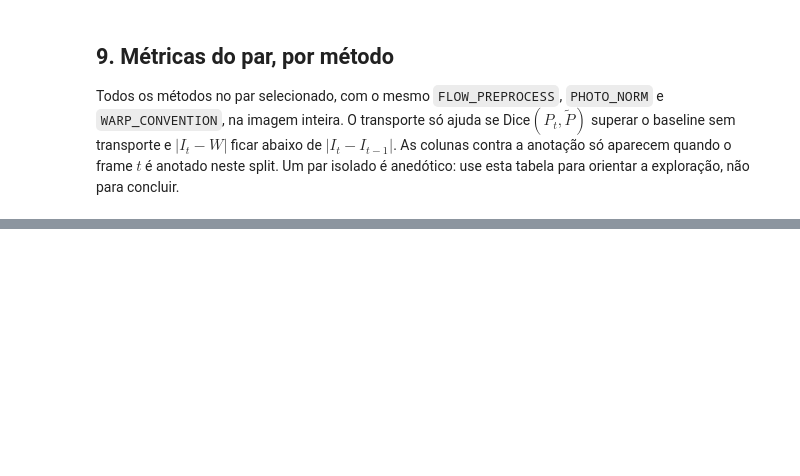
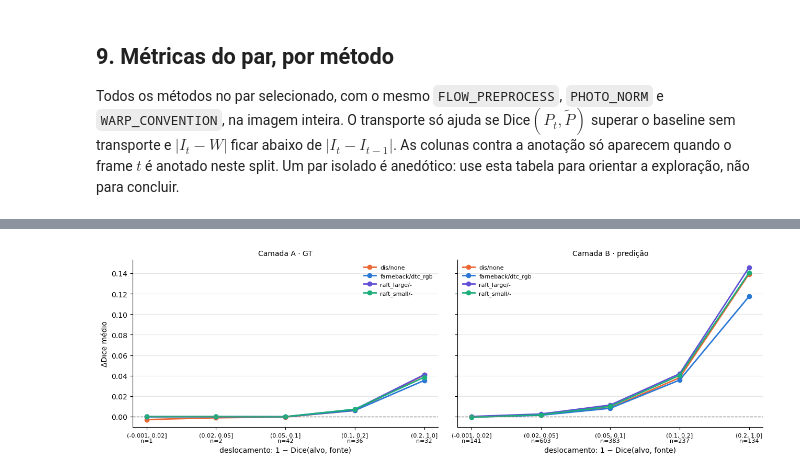
Before and after one commit to caioseda/vfss-seg-benchmark, a Jupyter notebook: notebooks/hyphotesis_testing/experiment_optical_flow_mask_transport.ipynb, the cells around one changed output, grey strips where cells are left out. Drawn from its saved outputs; the diff is of its cells as text; code cells hidden in the pictures; blank space fills up the shorter version.

```diff
--- a/notebooks/hyphotesis_testing/experiment_optical_flow_mask_transport.ipynb
+++ b/notebooks/hyphotesis_testing/experiment_optical_flow_mask_transport.ipynb
@@ -782,0 +1144,30 @@ display(pd.DataFrame(rows).T.round(4))
+# %%
+DISP_BINS = [0, 0.02, 0.05, 0.1, 0.2, 1.0]
+METHOD_COLORS = {"farneback": "#2a78d6", "dis": "#eb6834", "raft_small": "#1baf7a", "raft_large": "#6250d6"}
+
+best_by_method = (EVAL[EVAL.sampled & (EVAL.method != "identity")]
+                  .groupby(["method", "config"]).delta_P.mean().groupby("method").idxmax().map(lambda key: key[1]))
+
+fig, axes = plt.subplots(1, len(LAYERS), figsize=(13, 4.2), sharey=True)
+for ax, (layer, (flag, name)) in zip(axes, LAYERS.items()):
+    subset = EVAL[EVAL[flag] & EVAL.config.isin(best_by_method)].copy()
+    subset["bin"] = pd.cut(subset[f"disp_{name}"], DISP_BINS, include_lowest=True)
+    bins = list(subset["bin"].cat.categories)
+    stats = subset.groupby(["config", "bin"], observed=True)[f"delta_{name}"].mean().reset_index()
+    for method, config in best_by_method.items():
+        line = stats[stats.config == config]
+        ax.plot([bins.index(b) for b in line.bin], line[f"delta_{name}"], marker="o", ms=6, lw=2,
+                color=METHOD_COLORS[method], label=config)
+    counts = subset[subset.config == best_by_method.iloc[0]]["bin"].value_counts()
+    ax.set_xticks(range(len(bins)), [f"{b}\nn={counts.get(b, 0)}" for b in bins], fontsize=8)
+    ax.axhline(0, color="0.5", lw=1, ls="--")
+    ax.set_title(f"Camada {layer}", fontsize=10)
+    ax.set_xlabel("deslocamento: 1 − Dice(alvo, fonte)")
+    ax.grid(axis="y", color="0.9")
+    ax.spines[["top", "right"]].set_visible(False)
+    ax.legend(fontsize=8, frameon=False)
+axes[0].set_ylabel("ΔDice médio")
+plt.tight_layout()
+plt.show()
+# %% [output]
+[figure, added]
```
Also changed, not shown: parts of 21 cells of this notebook, 31 other files.
